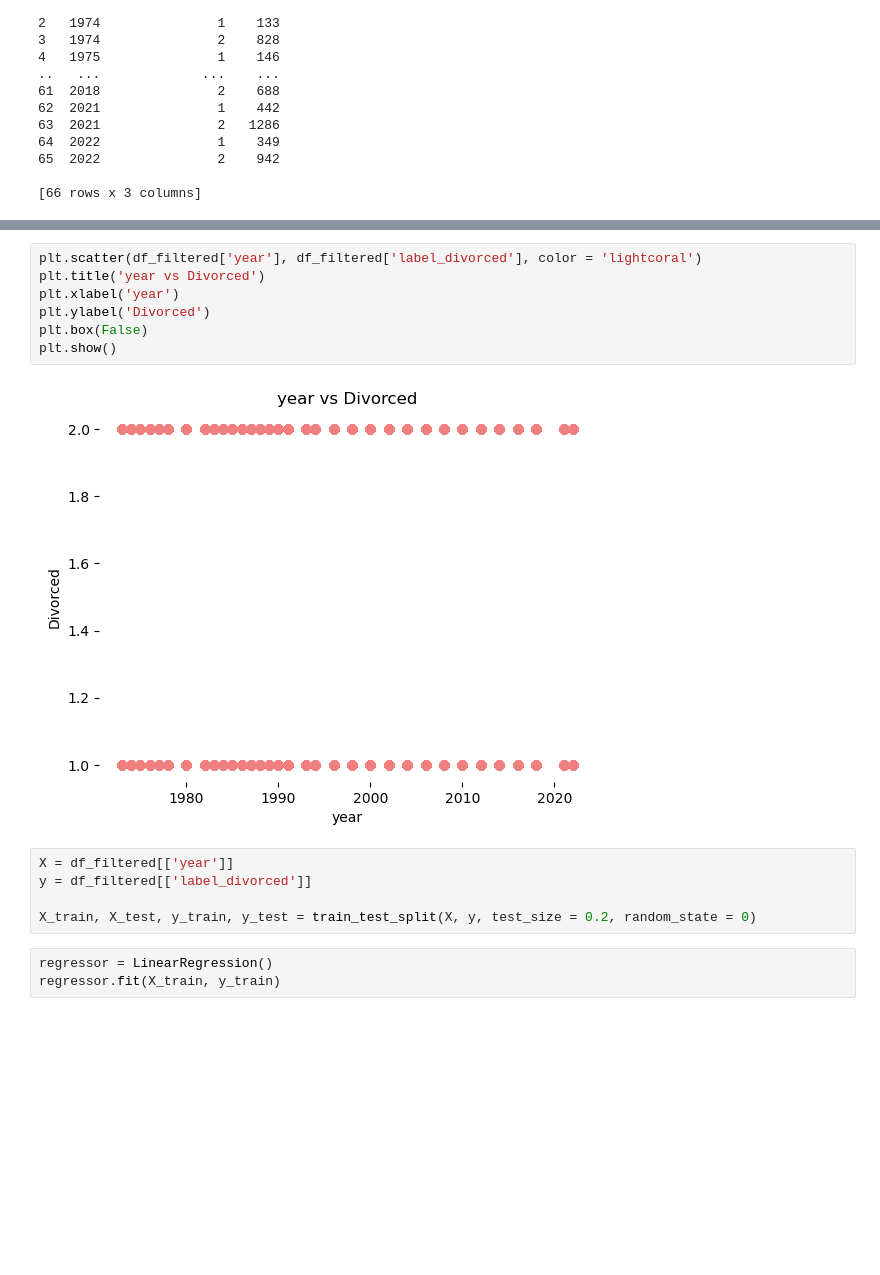
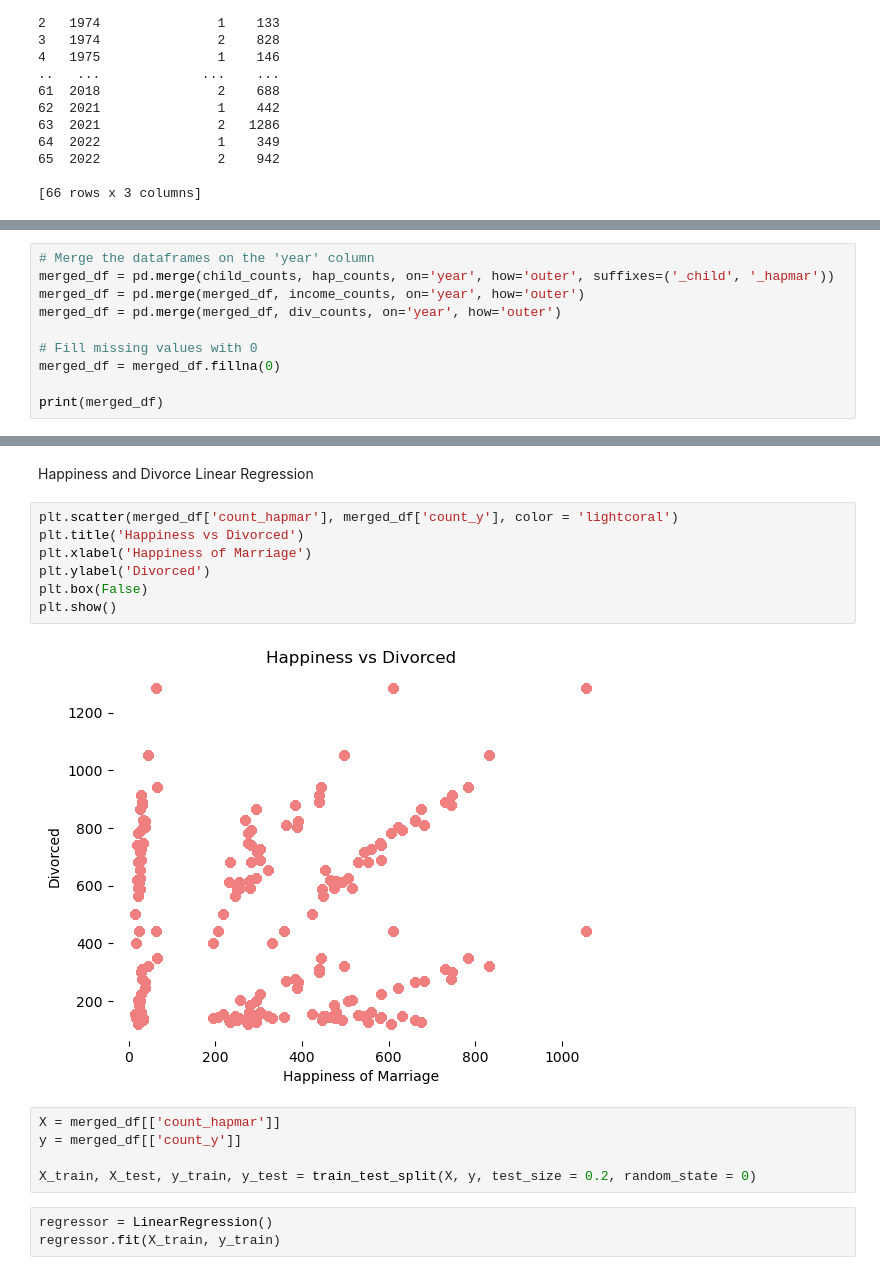
Before and after one commit to ninaysabel/DS4002P2, a Jupyter notebook: Scripts/Project2M1.ipynb, the cells around one changed output, grey strips where cells are left out. Saved outputs shown, nothing was run; the diff lists cells and outputs as text; blank space fills up the shorter version.

```diff
--- a/Scripts/Project2M1.ipynb
+++ b/Scripts/Project2M1.ipynb
@@ -279,0 +212,10 @@ from sklearn.linear_model import LinearRegression
+# %%
+# Merge the dataframes on the 'year' column
+merged_df = pd.merge(child_counts, hap_counts, on='year', how='outer', suffixes=('_child', '_hapmar'))
+merged_df = pd.merge(merged_df, income_counts, on='year', how='outer')
+merged_df = pd.merge(merged_df, div_counts, on='year', how='outer')
+
+# Fill missing values with 0
+merged_df = merged_df.fillna(0)
+
+print(merged_df)
@@ -330,15 +280,17 @@ https://gist.github.com/mwaskom/de44147ed2974457ad6372750bbe5751
+# %% [markdown]
+Happiness and Divorce Linear Regression
 # %%
-plt.scatter(df_filtered['year'], df_filtered['label_divorced'], color = 'lightcoral')
-plt.title('year vs Divorced')
-plt.xlabel('year')
+plt.scatter(merged_df['count_hapmar'], merged_df['count_y'], color = 'lightcoral')
+plt.title('Happiness vs Divorced')
+plt.xlabel('Happiness of Marriage')
 plt.ylabel('Divorced')
 plt.box(False)
 plt.show()
 # %% [output]
-[figure, old version]
+[figure, new version]
 # %%
-X = df_filtered[['year']]
-y = df_filtered[['label_divorced']]
+X = merged_df[['count_hapmar']]
+y = merged_df[['count_y']]
 
 X_train, X_test, y_train, y_test = train_test_split(X, y, test_size = 0.2, random_state = 0)
 # %%
```
Also changed, not shown: parts of 39 cells of this notebook.
